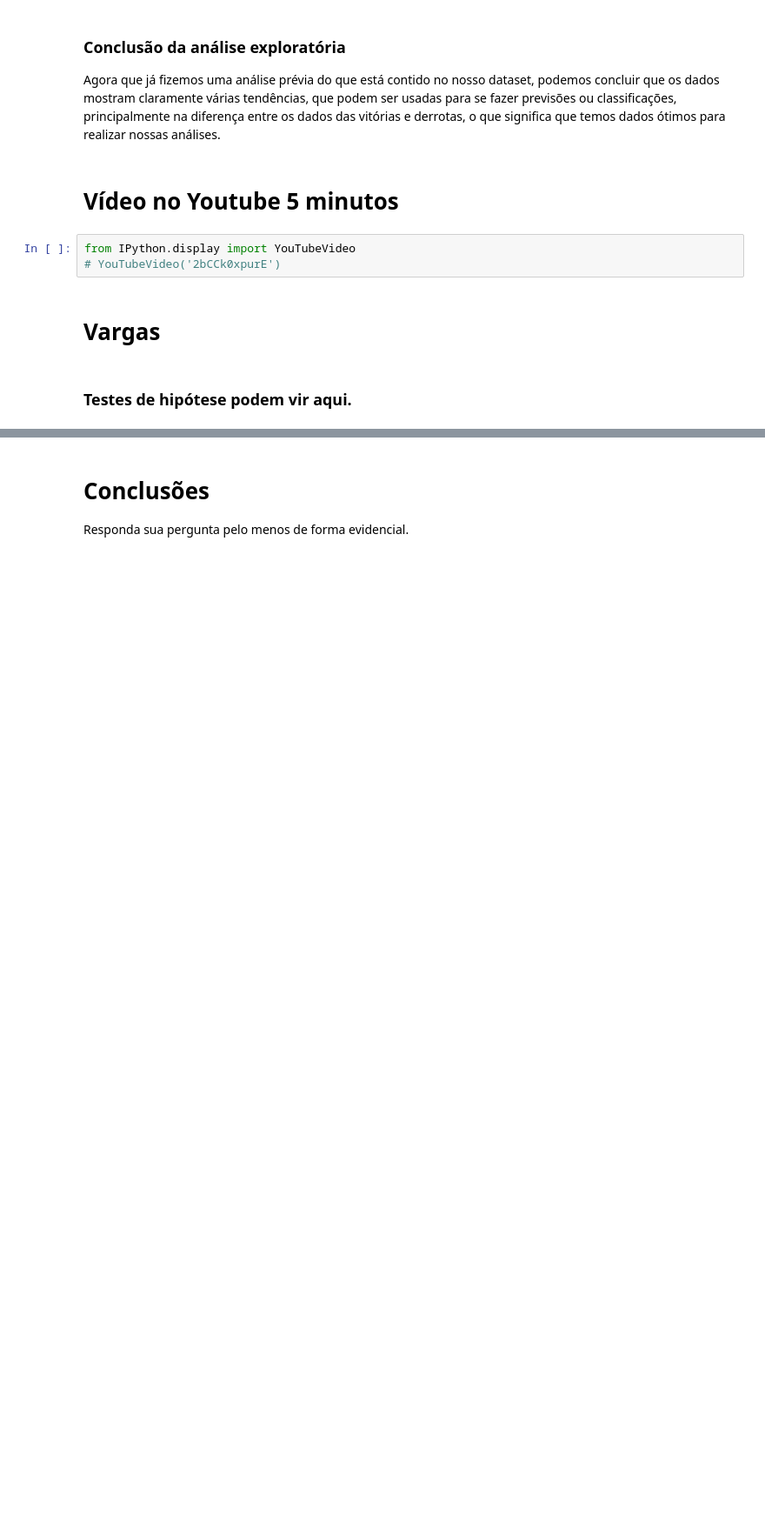
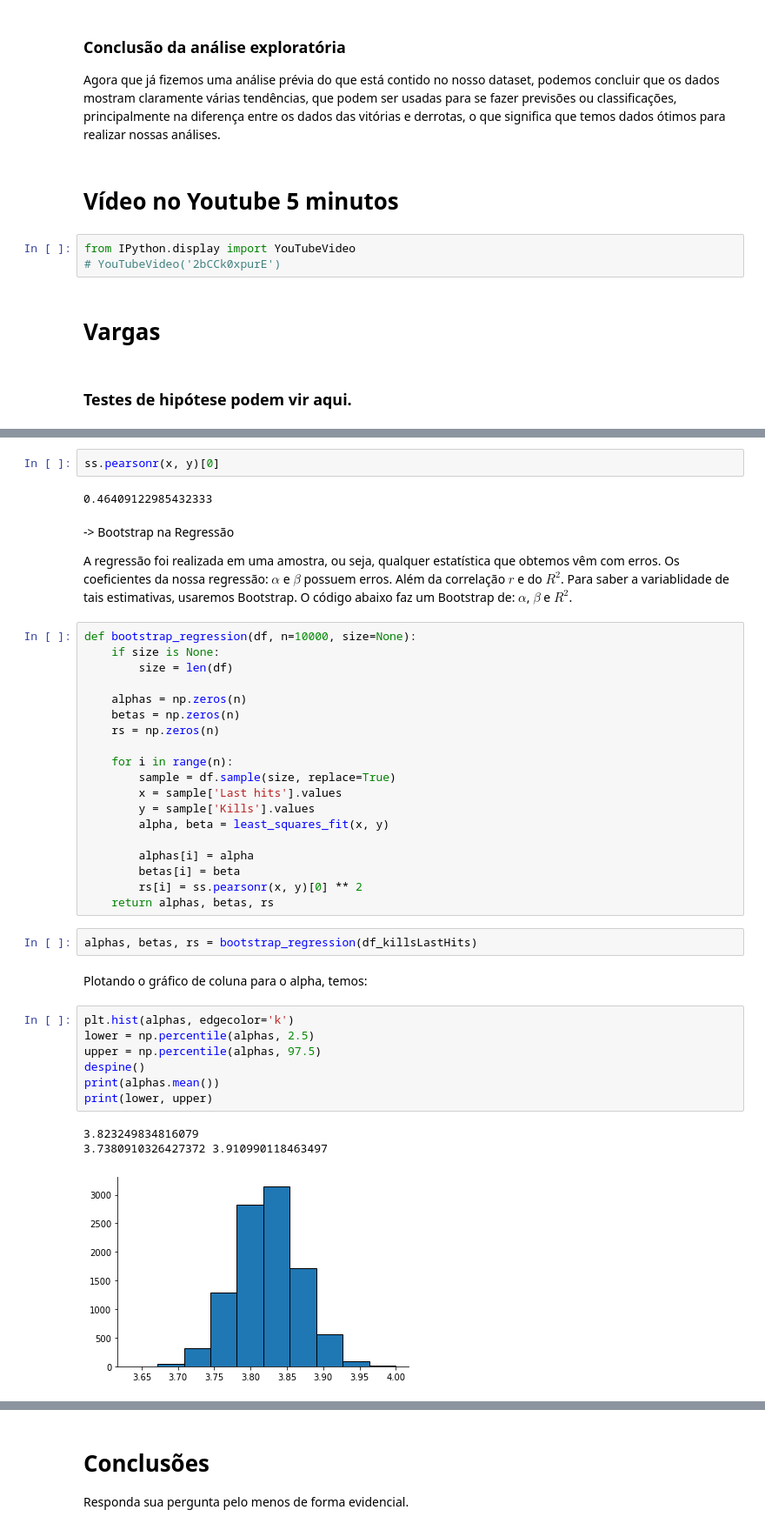
Before and after one commit to gabrielspires/Projeto-ICD, a Jupyter notebook: Projeto-ICD.ipynb, the cells around one changed output, grey strips where cells are left out. Shown: that part at 87% size. Saved outputs shown, nothing was run; the diff lists cells and outputs as text; blank space fills up the shorter version.

```diff
--- a/Projeto-ICD.ipynb
+++ b/Projeto-ICD.ipynb
@@ -322,0 +458,43 @@ from IPython.display import YouTubeVideo
+# %%
+ss.pearsonr(x, y)[0]
+# %% [output]
+0.46409122985432333
+# %% [markdown]
+-> Bootstrap na Regressão
+
+A regressão foi realizada em uma amostra, ou seja, qualquer estatística que obtemos vêm com erros. Os coeficientes da nossa regressão: $\alpha$ e $\beta$ possuem erros. Além da correlação $r$ e do $R^2$.
+Para saber a variablidade de tais estimativas, usaremos Bootstrap. O código abaixo faz um Bootstrap de: $\alpha$, $\beta$ e $R^2$.
+# %%
+def bootstrap_regression(df, n=10000, size=None):
+    if size is None:
+        size = len(df)
+
+    alphas = np.zeros(n)
+    betas = np.zeros(n)
+    rs = np.zeros(n)
+
+    for i in range(n):
+        sample = df.sample(size, replace=True)
+        x = sample['Last hits'].values
+        y = sample['Kills'].values
+        alpha, beta = least_squares_fit(x, y)
+
+        alphas[i] = alpha
+        betas[i] = beta
+        rs[i] = ss.pearsonr(x, y)[0] ** 2
+    return alphas, betas, rs
+# %%
+alphas, betas, rs = bootstrap_regression(df_killsLastHits)
+# %% [markdown]
+Plotando o gráfico de coluna para o alpha, temos:
+# %%
+plt.hist(alphas, edgecolor='k')
+lower = np.percentile(alphas, 2.5)
+upper = np.percentile(alphas, 97.5)
+despine()
+print(alphas.mean())
+print(lower, upper)
+# %% [output]
+3.823249834816079
+3.7380910326427372 3.910990118463497
+[figure, added]
```
Also changed, not shown: parts of 41 cells of this notebook.
